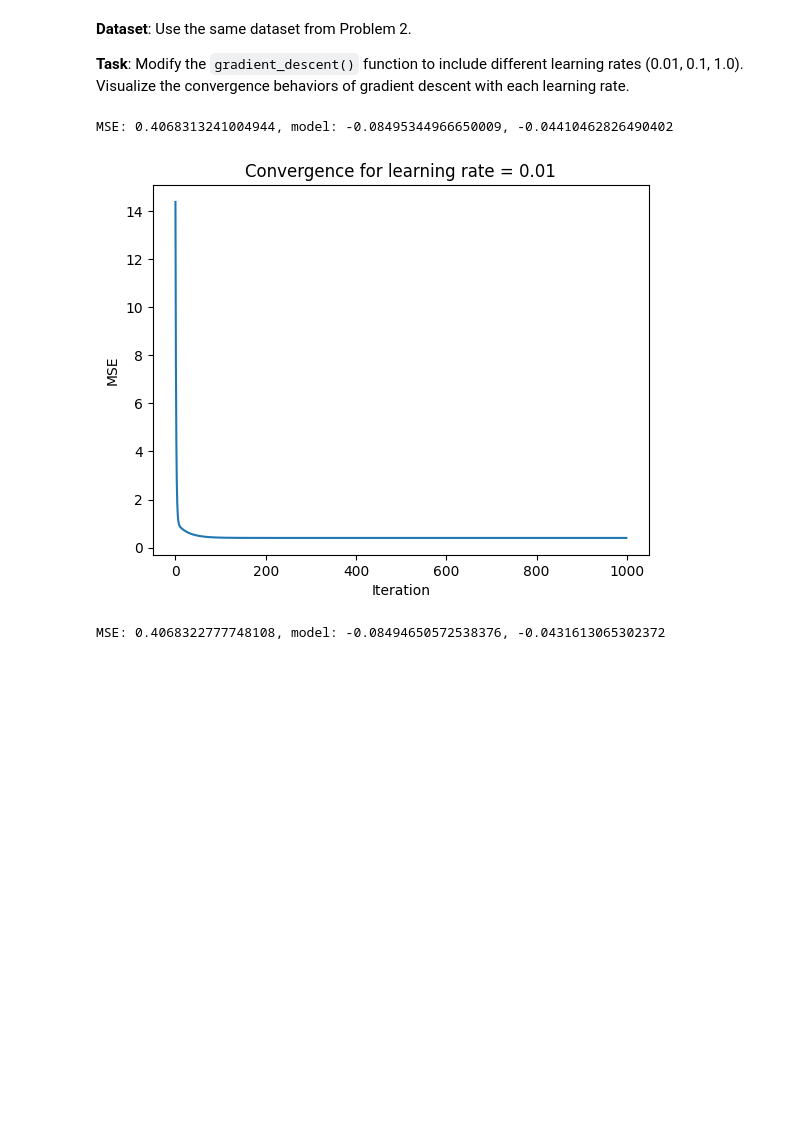
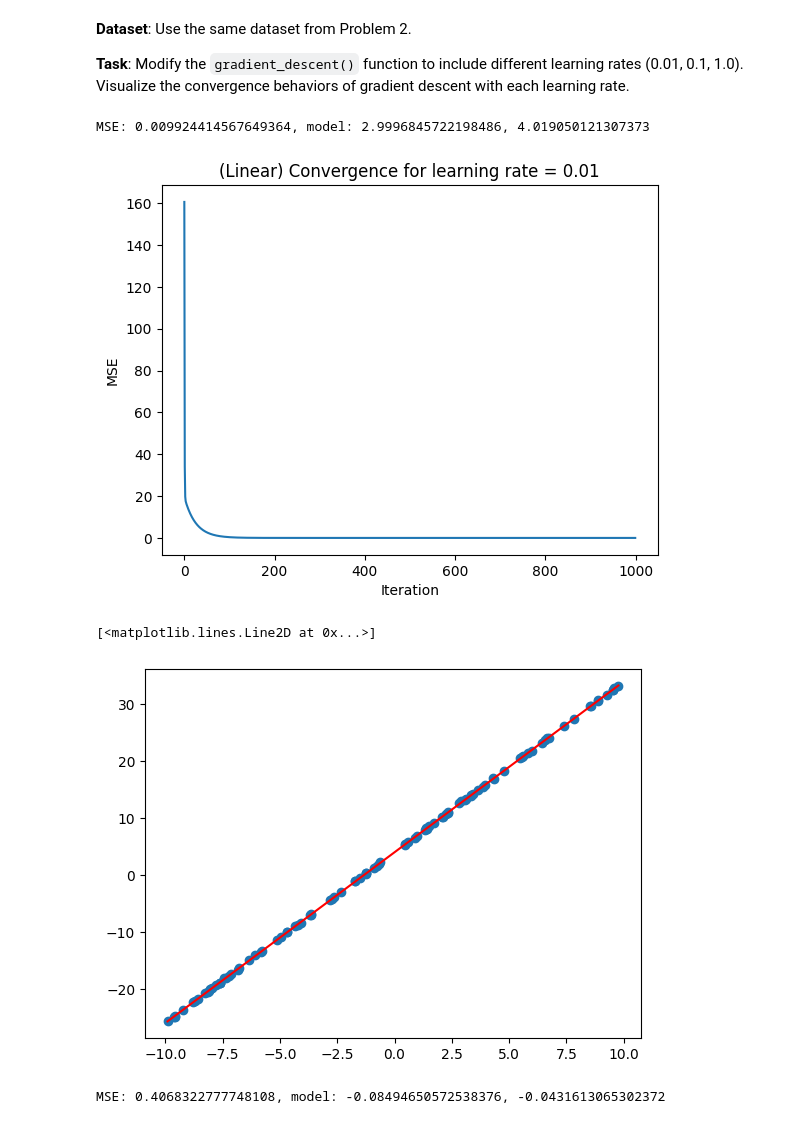
Before and after one commit to mckk12/University, a Jupyter notebook: ML/Homework2/homework_2.ipynb, the cells around one changed output. Cells and saved outputs as stored; diff of their text form; code cells hidden in the pictures; blank space fills up the shorter version.

```diff
--- a/ML/Homework2/homework_2.ipynb
+++ b/ML/Homework2/homework_2.ipynb
@@ -153,8 +153,15 @@ epoch: 999, MSE: 0.009924414567649364, model: 2.9996845722198486, 4.019050121307
 
 **Task**: Modify the `gradient_descent()` function to include different learning rates (0.01, 0.1, 1.0). Visualize the convergence behaviors of gradient descent with each learning rate.
 # %%
-def linearReg(X, y, learning_rate):
-    epochs = 1000
+
+import numpy as np
+np.random.seed(0)
+X = np.random.uniform(-10, 10, 100)
+epsilon = np.random.normal(0, 0.1, 100)
+y = 3 * X + 4 + epsilon
+
+
+def linearReg(X, y, learning_rate, epochs):
     model = torch.nn.Linear(1, 1)
 
     mse = torch.nn.MSELoss()
@@ -173,14 +180,23 @@ def linearReg(X, y, learning_rate):
         # print('epoch: {}, MSE: {}'.format(epoch, loss.item()))
     print('MSE: {}, model: {}, {}'.format(loss.item(), model.weight.item(), model.bias.item()))
     plt.plot(range(epochs), conv)
-    plt.title('Convergence for learning rate = {}'.format(learning_rate))
+    plt.title('(Linear) Convergence for learning rate = {}'.format(learning_rate))
     plt.xlabel('Iteration')
     plt.ylabel('MSE')
     plt.show()
-    return conv
+
+    weights = model.weight.item()
+    bias = model.bias.item()
+    return conv, weights, bias
 # %%
-linearConv = linearReg(X, y, 0.01)
+linearConv, w, b = linearReg(X, y, 0.01, 1000)
+
+plt.scatter(X, y)
+Xh_sorted = np.sort(X)
+plt.plot(Xh_sorted, w*Xh_sorted + b, color='red')
 # %% [output]
-MSE: 0.4068313241004944, model: -0.08495344966650009, -0.04410462826490402
+MSE: 0.009924414567649364, model: 2.9996845722198486, 4.019050121307373
-[figure, old version]
+[figure, new version]
+[<matplotlib.lines.Line2D at 0x...>]
+[figure, added]
 # %%
```
Also changed, not shown: parts of 11 cells of this notebook.
